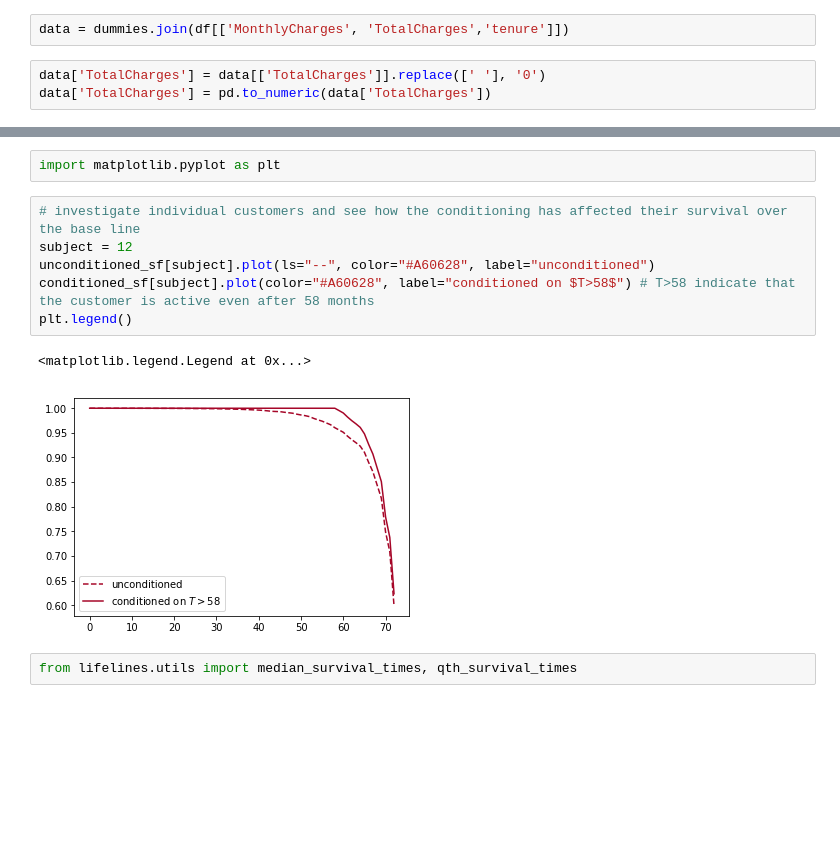
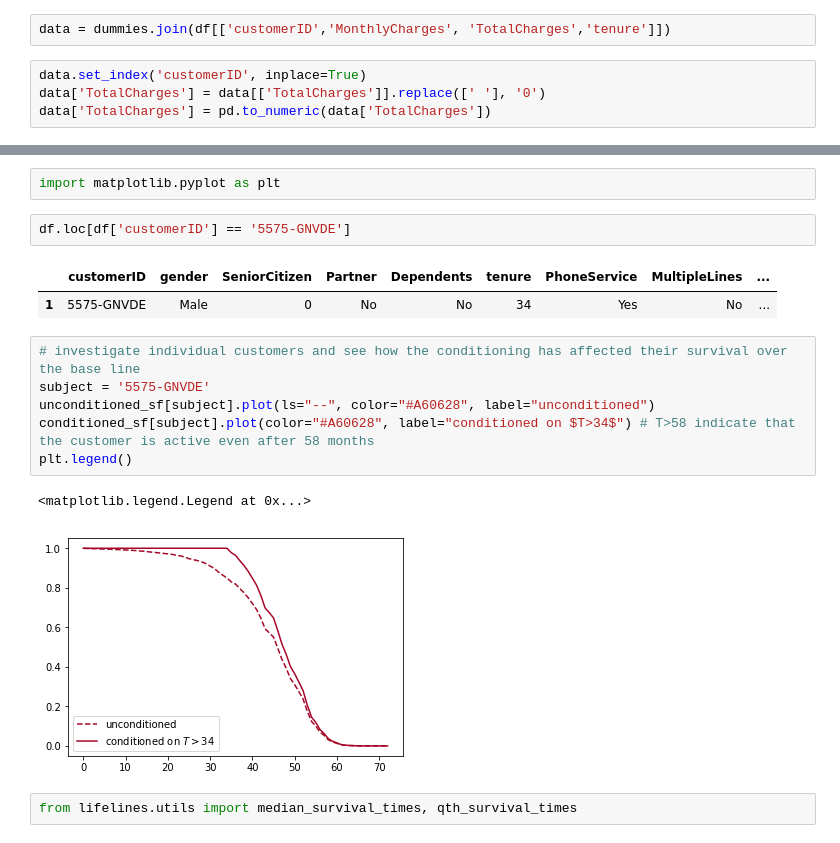
Before and after one commit to PadmajaVB/Cohort-Analysis, a Jupyter notebook: Code/TelcoCustomerChurn.ipynb, the cells around one changed output, grey strips where cells are left out. Saved outputs shown, nothing was run; the diff lists cells and outputs as text; blank space fills up the shorter version.

Commit message:
Updating the churn prediction and prevention for single customer

```diff
--- a/Code/TelcoCustomerChurn.ipynb
+++ b/Code/TelcoCustomerChurn.ipynb
@@ -39,6 +35,7 @@ len(dummies[dummies['Churn_Yes']== 0])
 # %%
-data = dummies.join(df[['MonthlyCharges', 'TotalCharges','tenure']])
+data = dummies.join(df[['customerID','MonthlyCharges', 'TotalCharges','tenure']])
 # %%
+data.set_index('customerID', inplace=True)
 data['TotalCharges'] = data[['TotalCharges']].replace([' '], '0')
 data['TotalCharges'] = pd.to_numeric(data['TotalCharges'])
 # %%
@@ -164,14 +149,19 @@ conditioned_sf
 # %%
 import matplotlib.pyplot as plt
+# %%
+df.loc[df['customerID'] == '5575-GNVDE']
+# %% [output]
+|  | customerID | gender | SeniorCitizen | Partner | Dependents | tenure | PhoneService | MultipleLines | ... |
+| 1 | 5575-GNVDE | Male | 0 | No | No | 34 | Yes | No | ... |
 # %%
 # investigate individual customers and see how the conditioning has affected their survival over the base line
-subject = 12
+subject = '5575-GNVDE'
 unconditioned_sf[subject].plot(ls="--", color="#A60628", label="unconditioned")
-conditioned_sf[subject].plot(color="#A60628", label="conditioned on $T>58$") # T>58 indicate that the customer is active even after 58 months
+conditioned_sf[subject].plot(color="#A60628", label="conditioned on $T>34$") # T>58 indicate that the customer is active even after 58 months
 plt.legend()
 # %% [output]
 <matplotlib.legend.Legend at 0x...>
-[figure, old version]
+[figure, new version]
 # %%
 from lifelines.utils import median_survival_times, qth_survival_times
 # %%
```
Also changed, not shown: parts of 31 cells of this notebook.
